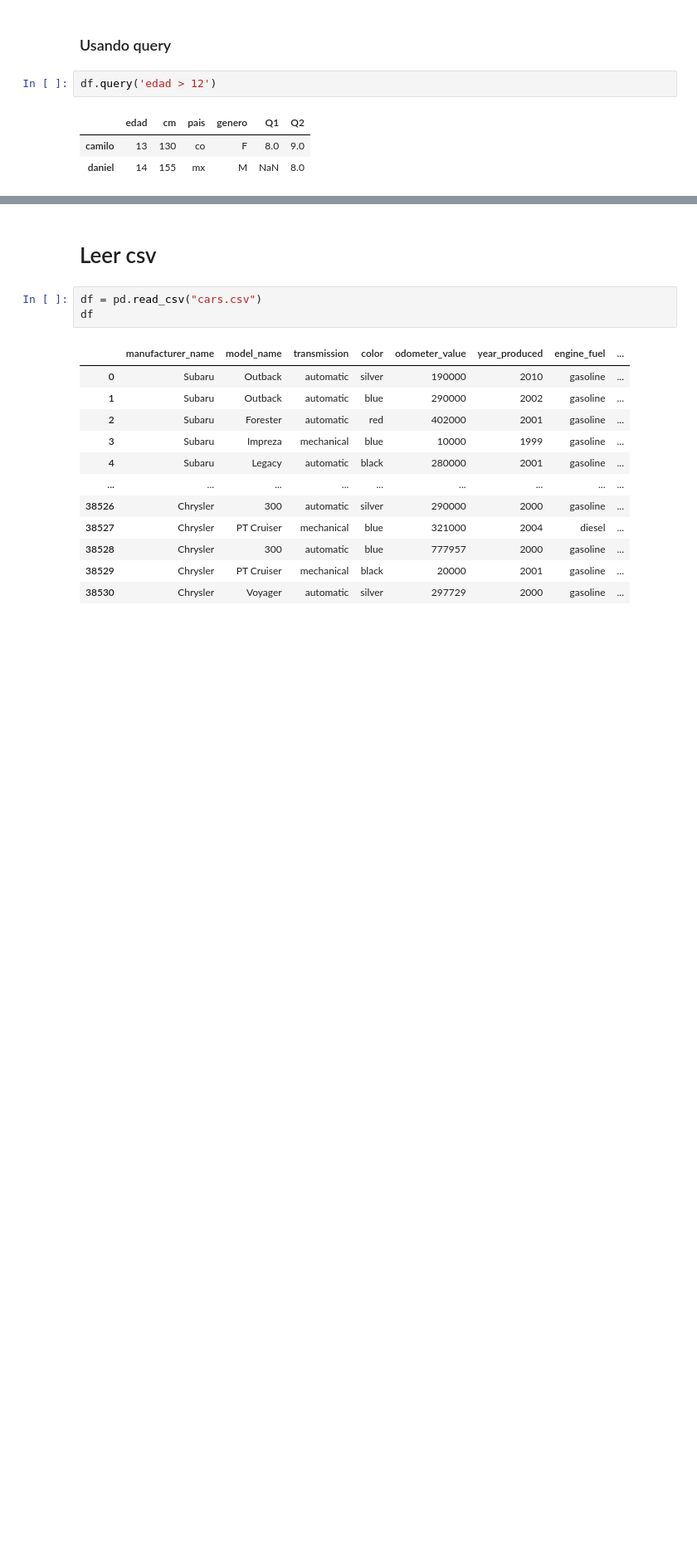
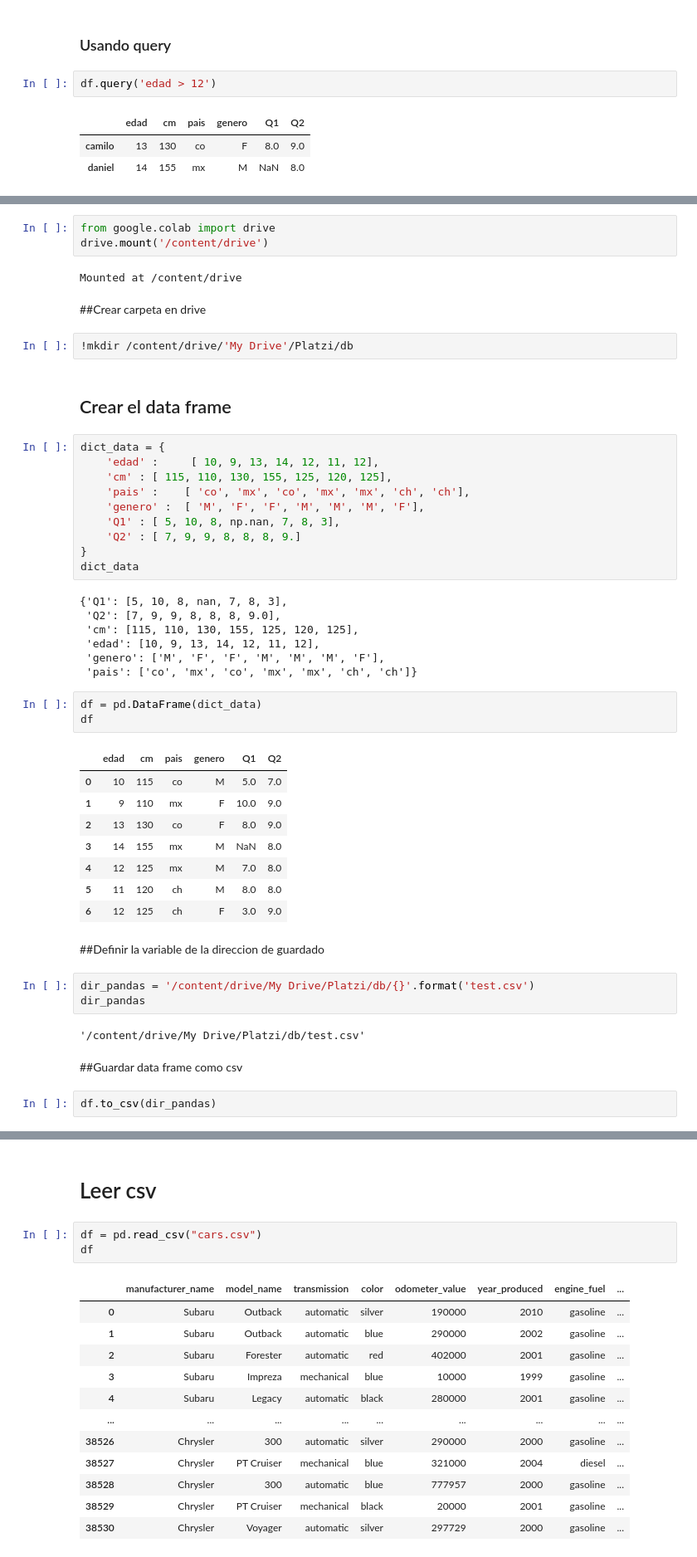
Before and after one commit to joseperu2503/Librerias-python, a Jupyter notebook: Pandas.ipynb, the cells around one changed output, grey strips where cells are left out. Shown at 83% size. Drawn from its saved outputs; the diff is of its cells as text; blank space fills up the shorter version.

```diff
--- a/Pandas.ipynb
+++ b/Pandas.ipynb
@@ -276,0 +281,51 @@ df.query('edad > 12')
+# %%
+from google.colab import drive
+drive.mount('/content/drive')
+# %% [output]
+Mounted at /content/drive
+# %% [markdown]
+##Crear carpeta en drive
+# %%
+!mkdir /content/drive/'My Drive'/Platzi/db
+# %% [markdown]
+## Crear el data frame
+# %%
+dict_data = {
+    'edad' :     [ 10, 9, 13, 14, 12, 11, 12],
+    'cm' : [ 115, 110, 130, 155, 125, 120, 125],
+    'pais' :    [ 'co', 'mx', 'co', 'mx', 'mx', 'ch', 'ch'],
+    'genero' :  [ 'M', 'F', 'F', 'M', 'M', 'M', 'F'],
+    'Q1' : [ 5, 10, 8, np.nan, 7, 8, 3],
+    'Q2' : [ 7, 9, 9, 8, 8, 8, 9.]
+}
+dict_data
+# %% [output]
+{'Q1': [5, 10, 8, nan, 7, 8, 3],
+ 'Q2': [7, 9, 9, 8, 8, 8, 9.0],
+ 'cm': [115, 110, 130, 155, 125, 120, 125],
+ 'edad': [10, 9, 13, 14, 12, 11, 12],
+ 'genero': ['M', 'F', 'F', 'M', 'M', 'M', 'F'],
+ 'pais': ['co', 'mx', 'co', 'mx', 'mx', 'ch', 'ch']}
+# %%
+df = pd.DataFrame(dict_data)
+df
+# %% [output]
+|  | edad | cm | pais | genero | Q1 | Q2 |
+| 0 | 10 | 115 | co | M | 5.0 | 7.0 |
+| 1 | 9 | 110 | mx | F | 10.0 | 9.0 |
+| 2 | 13 | 130 | co | F | 8.0 | 9.0 |
+| 3 | 14 | 155 | mx | M | NaN | 8.0 |
+| 4 | 12 | 125 | mx | M | 7.0 | 8.0 |
+| 5 | 11 | 120 | ch | M | 8.0 | 8.0 |
+| 6 | 12 | 125 | ch | F | 3.0 | 9.0 |
+# %% [markdown]
+##Definir la variable de la direccion de guardado
+# %%
+dir_pandas = '/content/drive/My Drive/Platzi/db/{}'.format('test.csv')
+dir_pandas
+# %% [output]
+'/content/drive/My Drive/Platzi/db/test.csv'
+# %% [markdown]
+##Guardar data frame como csv
+# %%
+df.to_csv(dir_pandas)
```
Also changed, not shown: parts of 7 cells of this notebook.
